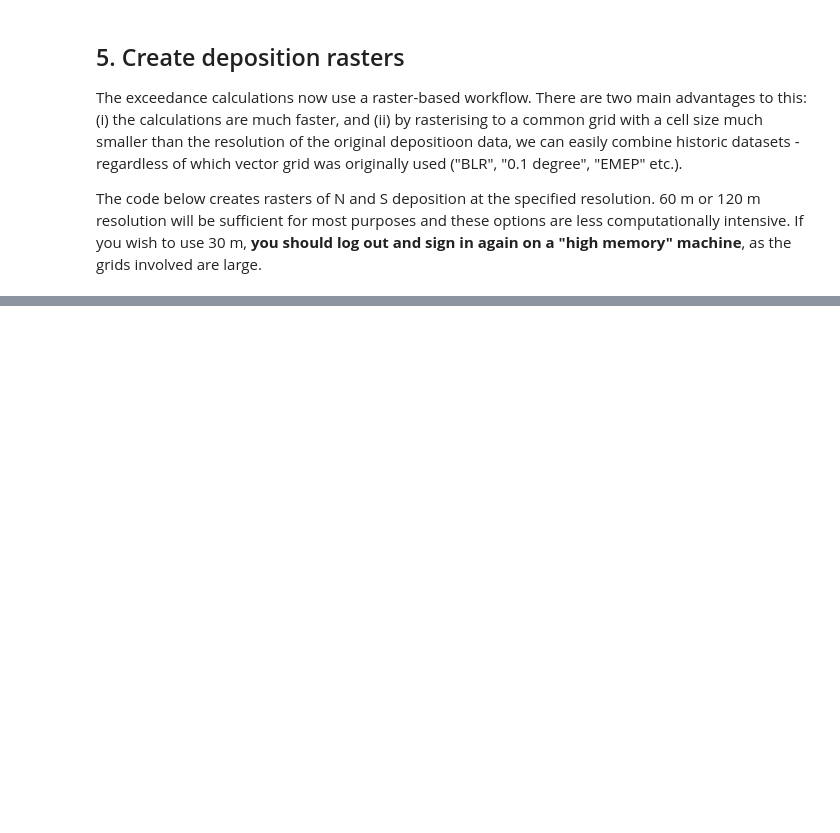
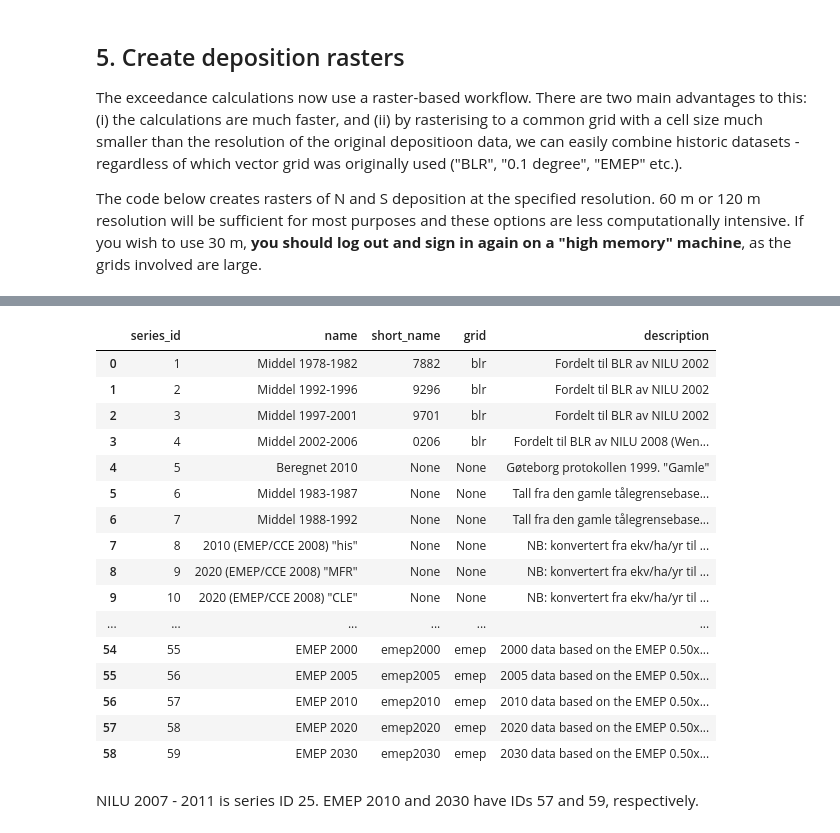
Before and after one commit to JamesSample/critical_loads_2, a Jupyter notebook: notebooks/02_deposition_new_grid.ipynb, the cells around one changed output, grey strips where cells are left out. Drawn from its saved outputs; the diff is of its cells as text; code cells hidden in the pictures; blank space fills up the shorter version.

Commit message:
Process EMEP data

```diff
--- a/notebooks/02_deposition_new_grid.ipynb
+++ b/notebooks/02_deposition_new_grid.ipynb
@@ -181,0 +191,25 @@ Wall time: 14.9 s
+# %%
+# Show series in database
+with pd.option_context("display.max_colwidth", -1):
+    ser_grid = cl.view_dep_series(eng)
+    display(ser_grid)
+# %% [output]
+|  | series_id | name | short_name | grid | description |
+| 0 | 1 | Middel 1978-1982 | 7882 | blr | Fordelt til BLR av NILU 2002 |
+| 1 | 2 | Middel 1992-1996 | 9296 | blr | Fordelt til BLR av NILU 2002 |
+| 2 | 3 | Middel 1997-2001 | 9701 | blr | Fordelt til BLR av NILU 2002 |
+| 3 | 4 | Middel 2002-2006 | 0206 | blr | Fordelt til BLR av NILU 2008 (Wen... |
+| 4 | 5 | Beregnet 2010 | None | None | Gøteborg protokollen 1999. "Gamle" |
+| 5 | 6 | Middel 1983-1987 | None | None | Tall fra den gamle tålegrensebase... |
+| 6 | 7 | Middel 1988-1992 | None | None | Tall fra den gamle tålegrensebase... |
+| 7 | 8 | 2010 (EMEP/CCE 2008) "his" | None | None | NB: konvertert fra ekv/ha/yr til ... |
+| 8 | 9 | 2020 (EMEP/CCE 2008) "MFR" | None | None | NB: konvertert fra ekv/ha/yr til ... |
+| 9 | 10 | 2020 (EMEP/CCE 2008) "CLE" | None | None | NB: konvertert fra ekv/ha/yr til ... |
+| ... | ... | ... | ... | ... | ... |
+| 54 | 55 | EMEP 2000 | emep2000 | emep | 2000 data based on the EMEP 0.50x... |
+| 55 | 56 | EMEP 2005 | emep2005 | emep | 2005 data based on the EMEP 0.50x... |
+| 56 | 57 | EMEP 2010 | emep2010 | emep | 2010 data based on the EMEP 0.50x... |
+| 57 | 58 | EMEP 2020 | emep2020 | emep | 2020 data based on the EMEP 0.50x... |
+| 58 | 59 | EMEP 2030 | emep2030 | emep | 2030 data based on the EMEP 0.50x... |
+# %% [markdown]
+NILU 2007 - 2011 is series ID 25. EMEP 2010 and 2030 have IDs 57 and 59, respectively.
```
Also changed, not shown: parts of 7 cells of this notebook, 2 other files.
